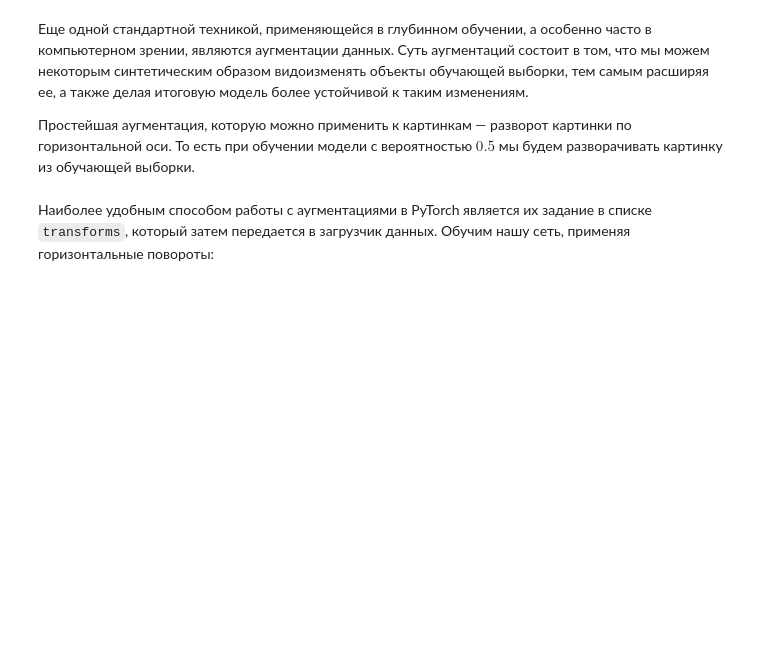
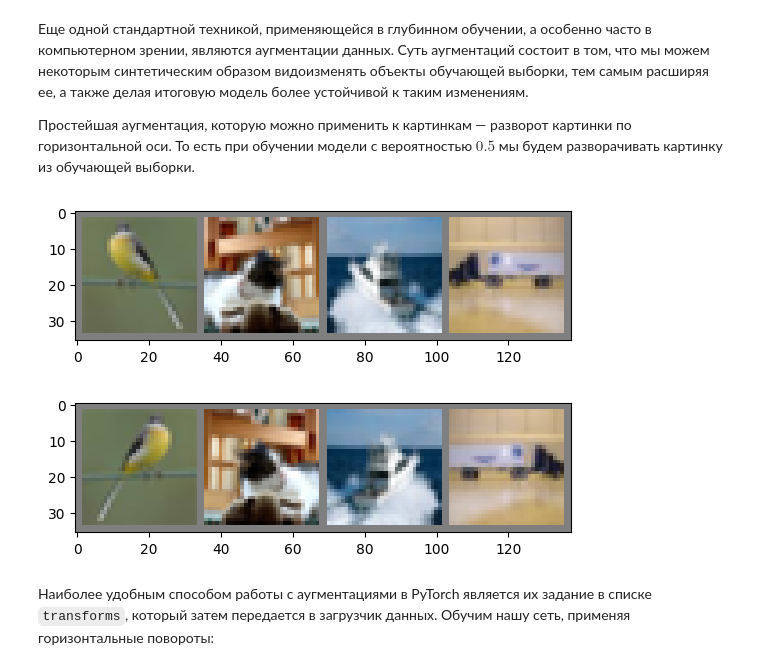
Before and after one commit to IYuminov/intro-to-dl-hse, a Jupyter notebook: homeworks-small/shw-02-cnn.ipynb, the cells around one changed output. Cells and saved outputs as stored; diff of their text form; code cells hidden in the pictures; blank space fills up the shorter version.

```diff
--- a/homeworks-small/shw-02-cnn.ipynb
+++ b/homeworks-small/shw-02-cnn.ipynb
@@ -461,11 +478,15 @@ Your answers here:
 Простейшая аугментация, которую можно применить к картинкам — разворот картинки по горизонтальной оси. То есть при обучении модели с вероятностью $0.5$ мы будем разворачивать картинку из обучающей выборки.
 # %%
 dataiter = iter(train_loader)
-images, labels = dataiter.next()
+# images, labels = dataiter.next()
+images, labels = next(dataiter)
 
 imshow(torchvision.utils.make_grid(images[:4]))
 
 imshow(torchvision.utils.make_grid(transforms.functional.hflip(images[:4])))
+# %% [output]
+[figure, added]
+[figure, added]
 # %% [markdown]
 Наиболее удобным способом работы с аугментациями в PyTorch является их задание в списке <code>transforms</code>, который затем передается в загрузчик данных. Обучим нашу сеть, применяя горизонтальные повороты:
 # %%
```
Also changed, not shown: parts of 27 cells of this notebook.
